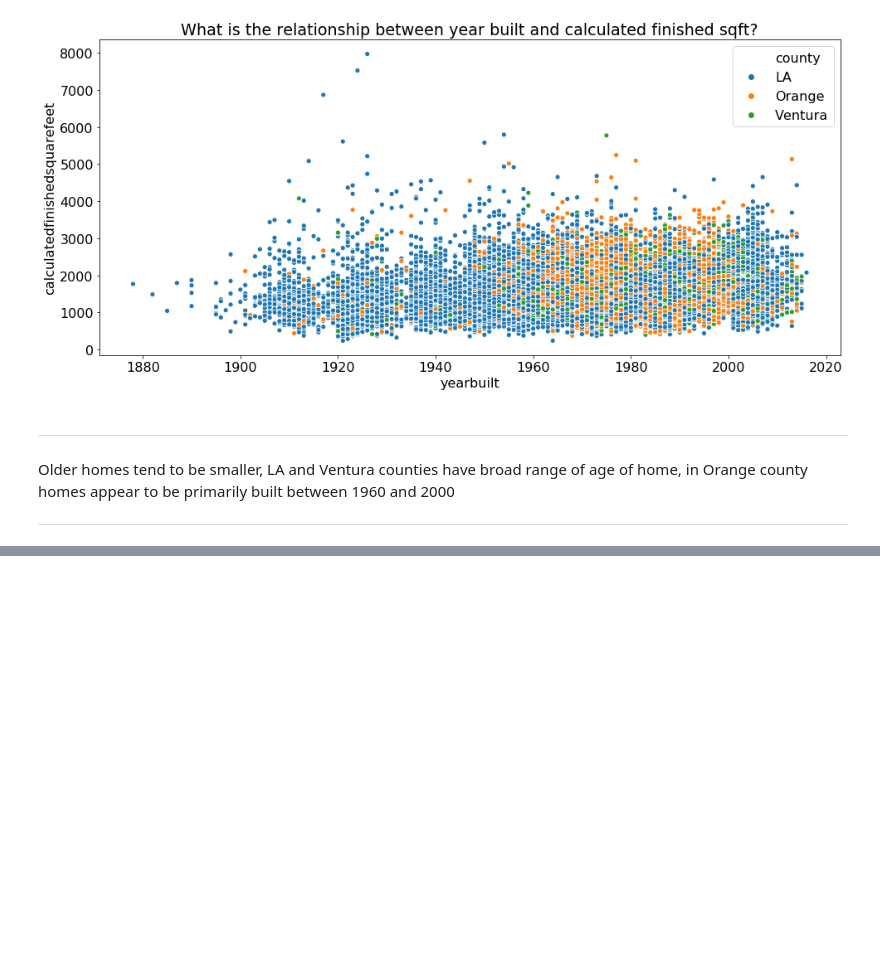
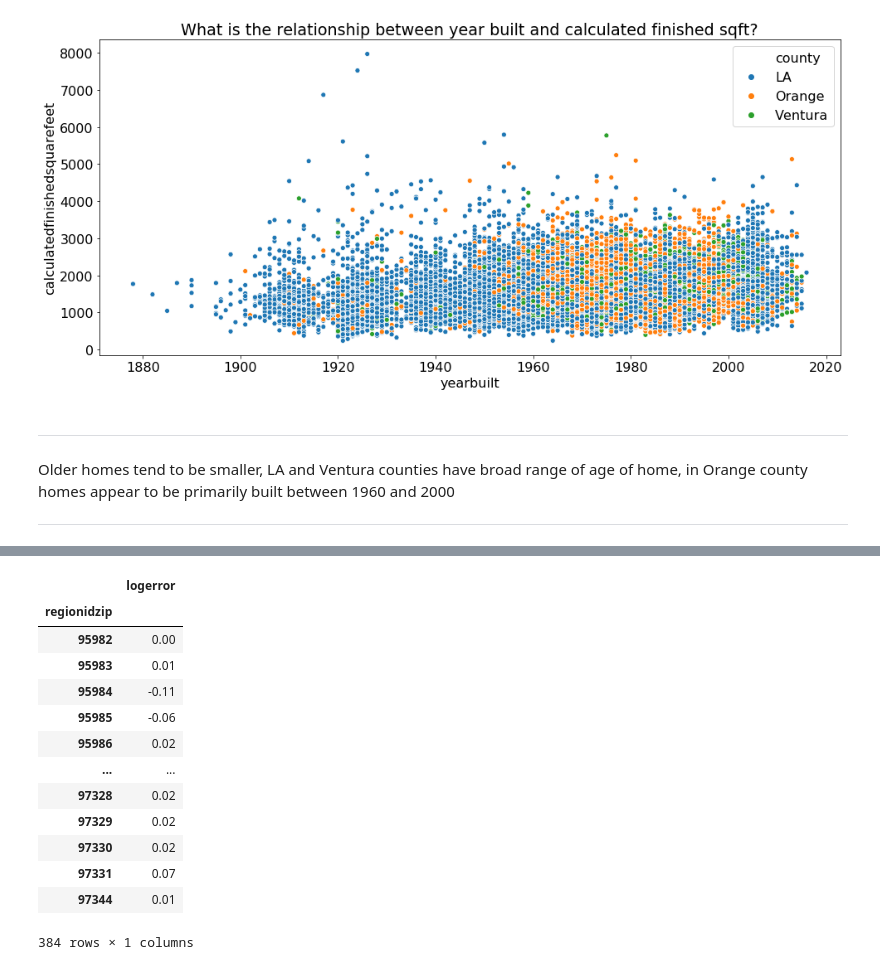
Before and after one commit to RyvynYoung/clustering-exercises, a Jupyter notebook: explore_zillow.ipynb, the cells around one changed output, grey strips where cells are left out. Cells and saved outputs as stored; diff of their text form; code cells hidden in the pictures; blank space fills up the shorter version.

```diff
--- a/explore_zillow.ipynb
+++ b/explore_zillow.ipynb
@@ -253,0 +286,19 @@ Older homes tend to be smaller, LA and Ventura counties have broad range of age
+# %%
+train['regionidzip'] = train.regionidzip.astype(int)
+zip_mean = pd.DataFrame(train.groupby('regionidzip')['logerror'].mean())
+zip_mean
+# %% [output]
+|  | logerror |
+| regionidzip |  |
+| 95982 | 0.00 |
+| 95983 | 0.01 |
+| 95984 | -0.11 |
+| 95985 | -0.06 |
+| 95986 | 0.02 |
+| ... | ... |
+| 97328 | 0.02 |
+| 97329 | 0.02 |
+| 97330 | 0.02 |
+| 97331 | 0.07 |
+| 97344 | 0.01 |
+384 rows × 1 columns
```
Also changed, not shown: parts of 10 cells of this notebook, 2 other files.
